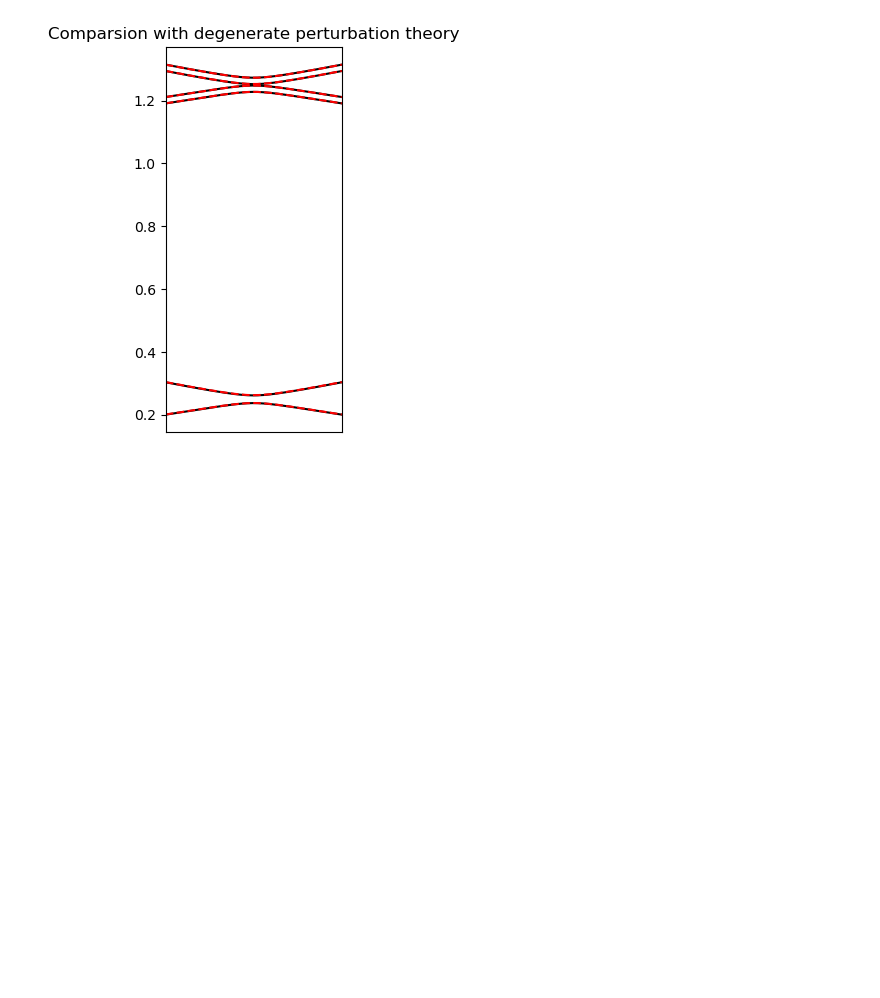
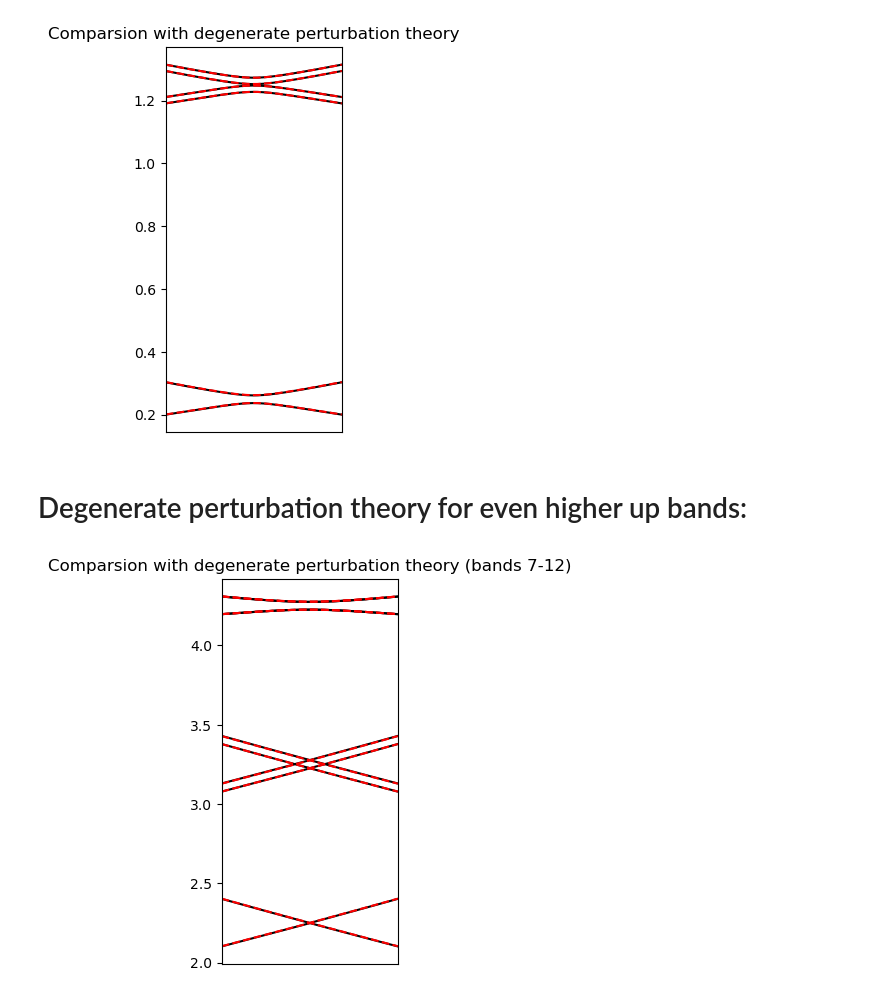
Before and after one commit to AliGhorashiCMT/8.511-Notes-and-Code, a Jupyter notebook: central_equation/Periodic Potentials.ipynb, the cells around one changed output. Drawn from its saved outputs; the diff is of its cells as text; code cells hidden in the pictures; blank space fills up the shorter version.

Commit message:
perturbation theory for higher bands

```diff
--- a/central_equation/Periodic Potentials.ipynb
+++ b/central_equation/Periodic Potentials.ipynb
@@ -474,3 +474,5 @@ title("Comparsion with degenerate perturbation theory")
 xticks([]);
 # %% [output]
 [figure]
+# %% [markdown]
+# Degenerate perturbation theory for even higher up bands:
@@ -476,0 +495,44 @@ xticks([]);
+# %%
+band_7_8 = zeros(length(ks_cut_arb_x), 2)
+band_9_12 = zeros(length(ks_cut_arb_x), 4)
+band_13_16 = zeros(length(ks_cut_arb_x), 4)
+
+for (k_idx, k) in enumerate(ks_cut_arb_x)
+    kx, ky = k * 2pi/a
+    band_7_8_H = [prefac * ((kx+2pi/a)^2+ky^2) 0; 0 prefac * ((kx-4pi/a)^2+ky^2)]
+    band_7_8[k_idx, :] = eigvals(band_7_8_H)
+
+    V2 = VGs[1, 3]
+    H1 = prefac * ((kx+2pi/a)^2+(ky+2pi/a)^2)
+    H2 = prefac * ((kx+2pi/a)^2+(ky-2pi/a)^2)
+    H3 = prefac * ((kx-4pi/a)^2+(ky+2pi/a)^2)
+    H4 = prefac * ((kx-4pi/a)^2+(ky-2pi/a)^2)
+
+    band_9_12_H = [H1 V2 0 0; V2 H2 0 0; 0 0 H3 V2; 0 0 V2 H4]
+    band_9_12[k_idx, :] = eigvals(band_9_12_H)
+
+    V1 = VGs[1, 2]
+    H1 = prefac * ((kx)^2+(ky+4pi/a)^2)
+    H2 = prefac * ((kx-2pi/a)^2+(ky+4pi/a)^2)
+    H3 = prefac * ((kx)^2+(ky-4pi/a)^2)
+    H4 = prefac * ((kx-2pi/a)^2+(ky-4pi/a)^2)
+
+    band_13_16_H = [H1 V1 0 0; V1 H2 0 0; 0 0 H3 V1; 0 0 V1 H4]
+    band_13_16[k_idx, :] = eigvals(band_13_16_H)
+end
+# %%
+figure(figsize=(5, 5))
+subplot(1, 2, 1)
+xlim(1, N+1)
+xticks([])
+plot(1:N+1, eks_interacting_arb_x[:, 7:16]/(prefac*(2pi/a)^2), color="black")
+plot(1:N+1, band_7_8/(prefac*(2pi/a)^2), color="red", linestyle="dashed")
+plot(1:N+1, band_9_12/(prefac*(2pi/a)^2), color="red", linestyle="dashed")
+plot(1:N+1, band_13_16/(prefac*(2pi/a)^2), color="red", linestyle="dashed")
+
+title("Comparsion with degenerate perturbation theory (bands 7-12)")
+#ylim(1.2, 1.3)
+#ylim(0.2, 0.4)
+xticks([]);
+# %% [output]
+[figure, added]
```
Also changed, not shown: parts of 1 cell of this notebook.
